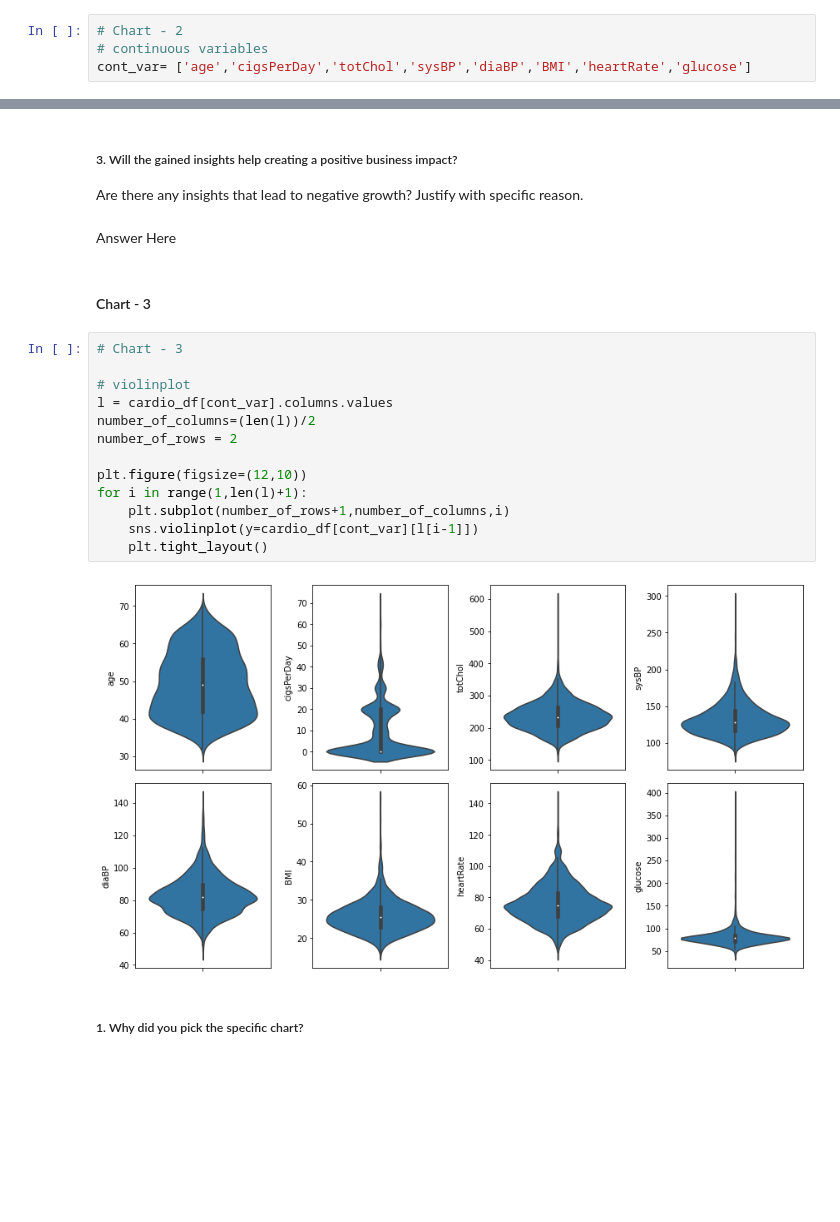
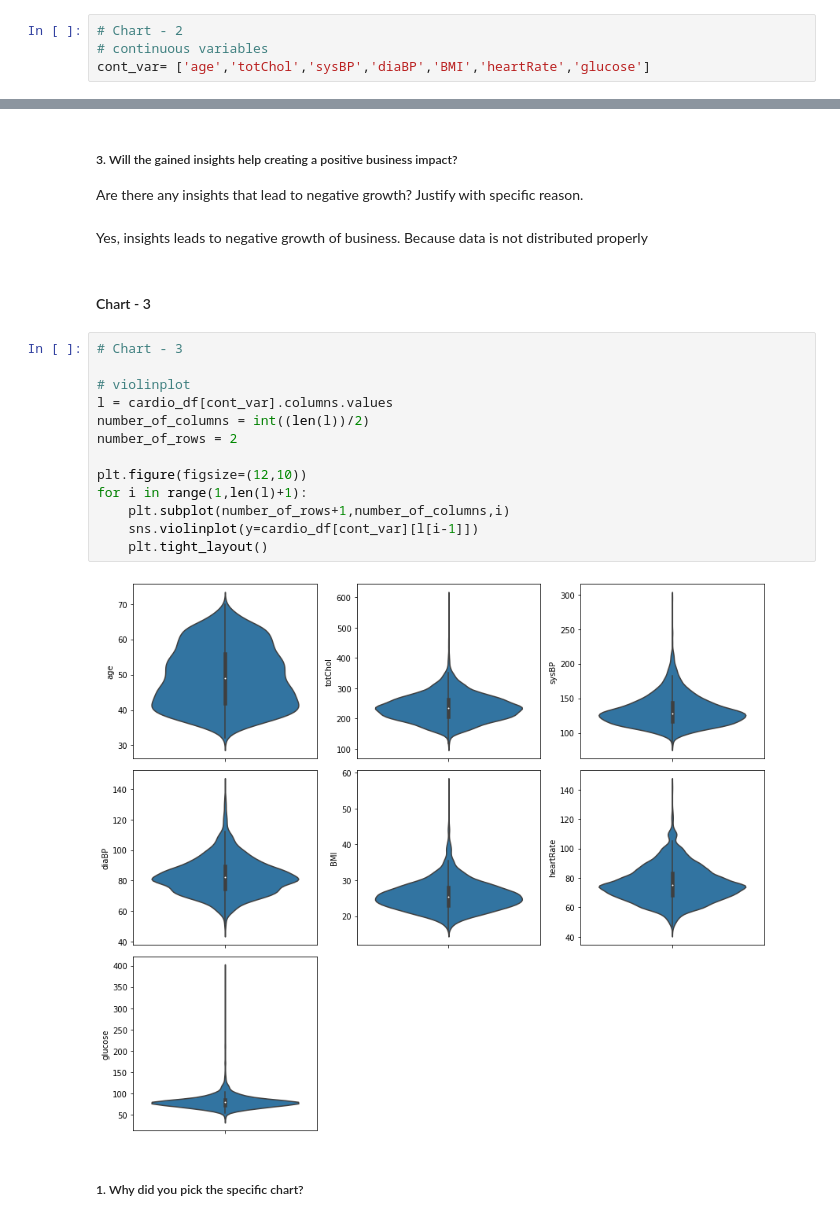
Before and after one commit to sakshantG/Cardiovascular_Risk_Prediction, a Jupyter notebook: Cardio_Vascular_Risk_Prediction_.ipynb, the cells around one changed output, grey strips where cells are left out. Saved outputs shown, nothing was run; the diff lists cells and outputs as text; blank space fills up the shorter version.

```diff
--- a/Cardio_Vascular_Risk_Prediction_.ipynb
+++ b/Cardio_Vascular_Risk_Prediction_.ipynb
@@ -512,7 +476,7 @@ Above insights lead to negative growth because we can see the target variable di
 # %%
 # Chart - 2
 # continuous variables
-cont_var= ['age','cigsPerDay','totChol','sysBP','diaBP','BMI','heartRate','glucose']
+cont_var= ['age','totChol','sysBP','diaBP','BMI','heartRate','glucose']
 # %%
 # check distribution
 def check_dist(df):
@@ -540,25 +507,25 @@ Answer Here
 # %% [markdown]
 ##### 3. Will the gained insights help creating a positive business impact?
 Are there any insights that lead to negative growth? Justify with specific reason.
-# %% [markdown]
-Answer Here
+# %% [markdown]
+Yes, insights leads to negative growth of business. Because data is not distributed properly
 # %% [markdown]
 #### Chart - 3
 # %%
 # Chart - 3
 
 # violinplot
 l = cardio_df[cont_var].columns.values
-number_of_columns=(len(l))/2
+number_of_columns = int((len(l))/2)
 number_of_rows = 2
 
 plt.figure(figsize=(12,10))
 for i in range(1,len(l)+1):
     plt.subplot(number_of_rows+1,number_of_columns,i)
     sns.violinplot(y=cardio_df[cont_var][l[i-1]])
     plt.tight_layout()
 # %% [output]
-[figure, old version]
+[figure, new version]
 # %% [markdown]
 ##### 1. Why did you pick the specific chart?
 # %% [markdown]
```
Also changed, not shown: parts of 199 cells of this notebook.
